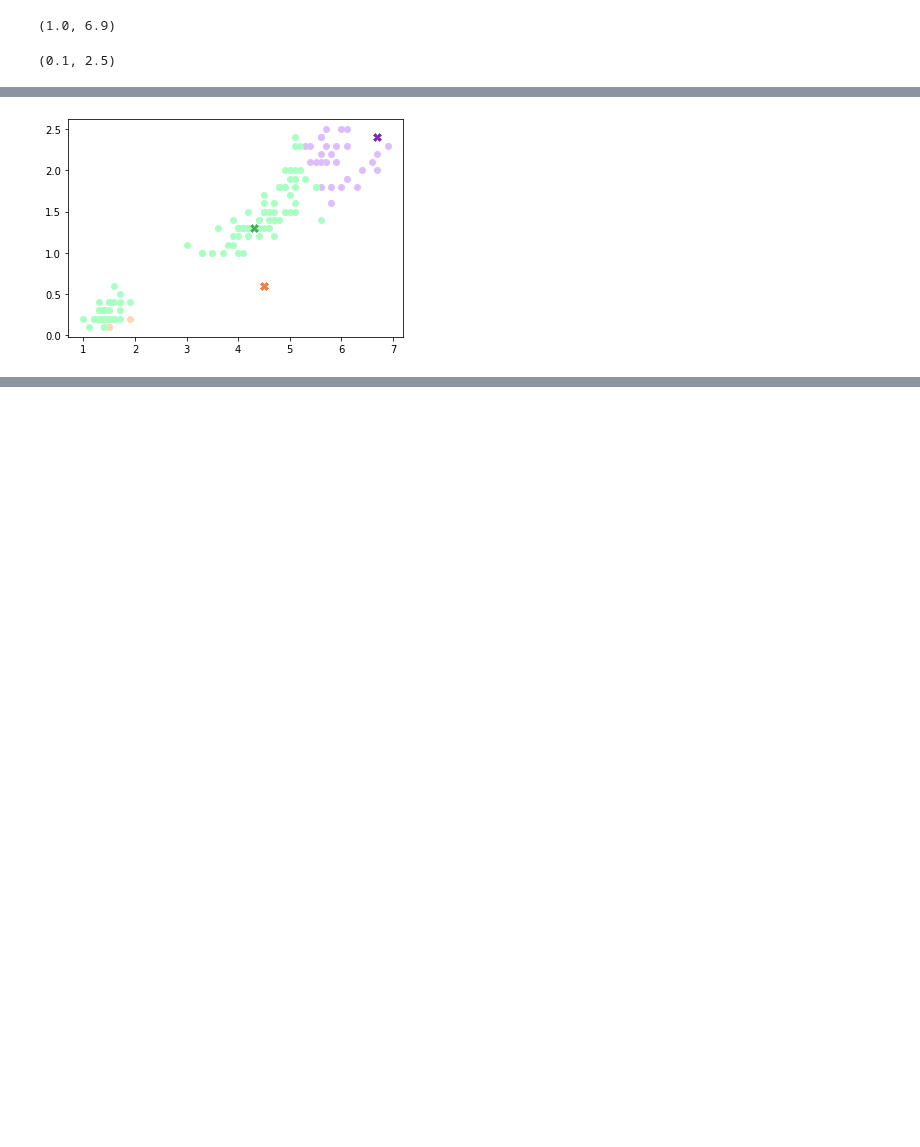
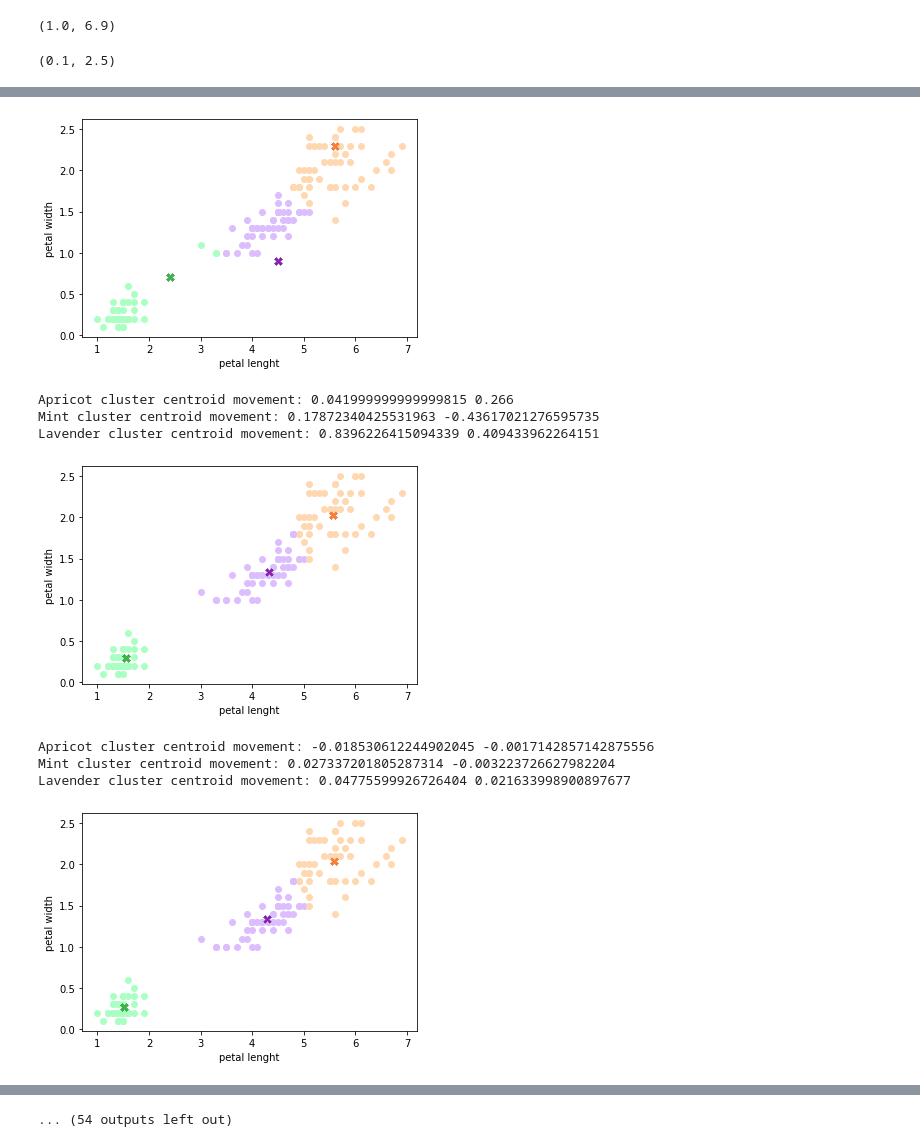
Before and after one commit to Xeveq/jupyter-ds-kmeans, a Jupyter notebook: kmeans.ipynb, the cells around one changed output, grey strips where cells are left out. Drawn from its saved outputs; the diff is of its cells as text; code cells hidden in the pictures; blank space fills up the shorter version.

Commit message:
while loop added

```diff
--- a/kmeans.ipynb
+++ b/kmeans.ipynb
@@ -79,37 +72,61 @@ dist = math.sqrt(pow(r1[0] - petal_len_width[0, 0], 2)+pow(r1[1] - petal_len_wid
 # %%
 x_first_array = ()
 y_first_array = ()
 x_second_array = ()
 y_second_array = ()
 x_third_array = ()
 y_third_array = ()
 
-for petal in petal_len_width:
-    dist_first = math.sqrt(pow(r1[0] - petal[0], 2) + pow(r1[1] - petal[1], 2))
-    dist_second = math.sqrt(pow(r2[0] - petal[0], 2) + pow(r2[1] - petal[1], 2))
-    dist_third = math.sqrt(pow(r3[0] - petal[0], 2) + pow(r3[1] - petal[1], 2))
-    if dist_first < dist_second and dist_first < dist_third:
-        plt.scatter(petal[0], petal[1], marker='o', c='#ffd8b1')
-        x_first_array = np.append(x_first_array, petal[0])
-        y_first_array = np.append(y_first_array, petal[1])
-    elif dist_second < dist_first and dist_second < dist_third:
-        plt.scatter(petal[0], petal[1], marker='o', c='#dcbeff')
-        x_second_array = np.append(x_second_array, petal[0])
-        y_second_array = np.append(y_second_array, petal[1])
-    else:
-        plt.scatter(petal[0], petal[1], marker='o', c='#aaffc3')
-        x_third_array = np.append(x_third_array, petal[0])
-        y_third_array = np.append(y_third_array, petal[1])
-    plt.scatter(r1[0], r1[1], marker='x',c='#f58231')
-    plt.scatter(r2[0], r2[1], marker='x', c='#911eb4')
-    plt.scatter(r3[0], r3[1], marker='x', c='#3cb44b')
-plt.show()
+while(True):
+    for petal in petal_len_width:
+        dist_first = math.sqrt(pow(r1[0] - petal[0], 2) + pow(r1[1] - petal[1], 2))
+        dist_second = math.sqrt(pow(r2[0] - petal[0], 2) + pow(r2[1] - petal[1], 2))
+        dist_third = math.sqrt(pow(r3[0] - petal[0], 2) + pow(r3[1] - petal[1], 2))
+        if dist_first < dist_second and dist_first < dist_third:
+            plt.scatter(petal[0], petal[1], marker='o', c='#ffd8b1')
+            x_first_array = np.append(x_first_array, petal[0])
+            y_first_array = np.append(y_first_array, petal[1])
+        elif dist_second < dist_first and dist_second < dist_third:
+            plt.scatter(petal[0], petal[1], marker='o', c='#dcbeff')
+            x_second_array = np.append(x_second_array, petal[0])
+            y_second_array = np.append(y_second_array, petal[1])
+        else:
+            plt.scatter(petal[0], petal[1], marker='o', c='#aaffc3')
+            x_third_array = np.append(x_third_array, petal[0])
+            y_third_array = np.append(y_third_array, petal[1])
+        plt.scatter(r1[0], r1[1], marker='x',c='#f58231')
+        plt.scatter(r2[0], r2[1], marker='x', c='#911eb4')
+        plt.scatter(r3[0], r3[1], marker='x', c='#3cb44b')
+    plt.ylabel('petal width')
+    plt.xlabel('petal lenght')
+    plt.show()
 
-new_x_first = sum(x_first_array) / len(x_first_array)
-new_y_first = sum(y_first_array) / len(y_first_array)
-new_x_second = sum(x_second_array) / len(x_second_array)
-new_y_second = sum(y_second_array) / len(y_second_array)
-new_x_third = sum(x_third_array) / len(x_third_array)
-new_y_third = sum(y_third_array) / len(y_third_array)
+    new_x_first = sum(x_first_array) / len(x_first_array)
+    new_y_first = sum(y_first_array) / len(y_first_array)
+    new_x_second = sum(x_second_array) / len(x_second_array)
+    new_y_second = sum(y_second_array) / len(y_second_array)
+    new_x_third = sum(x_third_array) / len(x_third_array)
+    new_y_third = sum(y_third_array) / len(y_third_array)
+
+    print("Apricot cluster centroid movement:", r1[0] - new_x_first, r1[1] - new_y_first)
+    print("Mint cluster centroid movement:", r2[0] - new_x_second, r2[1] - new_y_second)
+    print("Lavender cluster centroid movement:", r3[0] - new_x_third, r3[1] - new_y_third)
+    if  ((r1[0] - new_x_first < 0.001 and r1[1] - new_y_first < 0.001)
+        and (r2[0] - new_x_second < 0.001 and r2[1] - new_y_second < 0.001)
+        and (r3[0] - new_x_third < 0.001 and r3[1] - new_y_third < 0.001)):
+        print("iteration finished")
+        break
+
+    r1=(new_x_first, new_y_first)
+    r2=(new_x_second, new_y_second)
+    r3=(new_x_third, new_y_third)
 # %% [output]
-[figure, old version]
+[figure, new version]
+Apricot cluster centroid movement: 0.041999999999999815 0.266
+Mint cluster centroid movement: 0.17872340425531963 -0.43617021276595735
+Lavender cluster centroid movement: 0.8396226415094339 0.409433962264151
+[figure, added]
+Apricot cluster centroid movement: -0.018530612244902045 -0.0017142857142875556
+Mint cluster centroid movement: 0.027337201805287314 -0.003223726627982204
+Lavender cluster centroid movement: 0.04775599926726404 0.021633998900897677
+[figure, added]
@@ -115,0 +148 @@ new_y_third = sum(y_third_array) / len(y_third_array)
+... (54 outputs left out)
```
Also changed, not shown: parts of 10 cells of this notebook.
